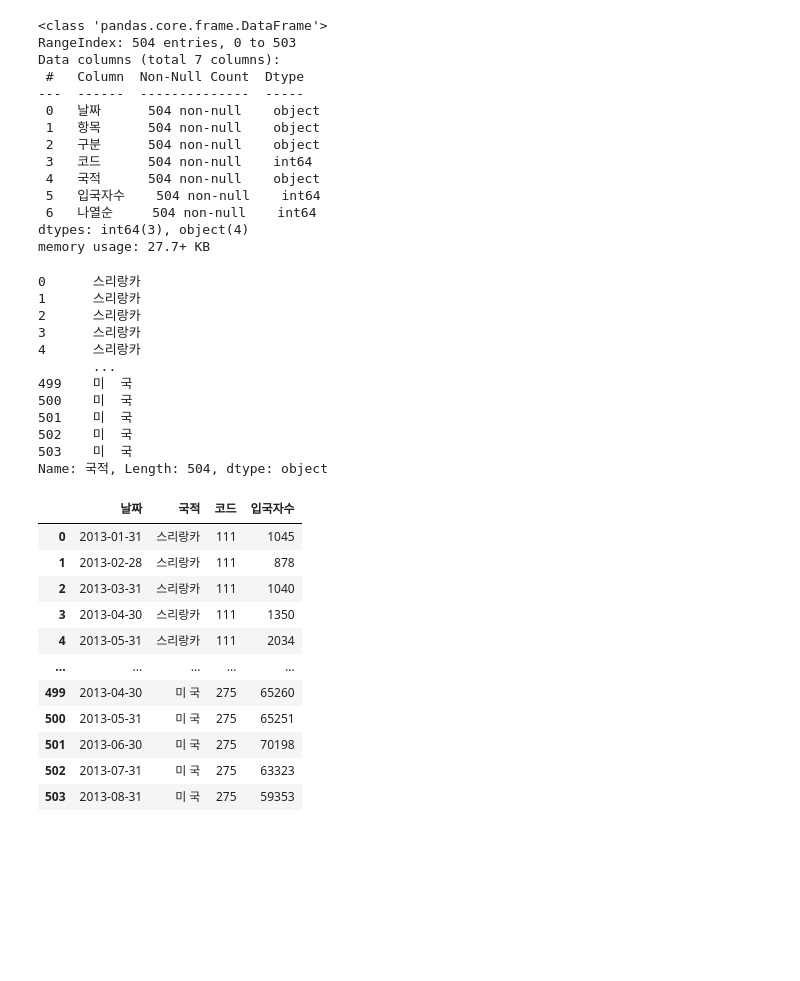
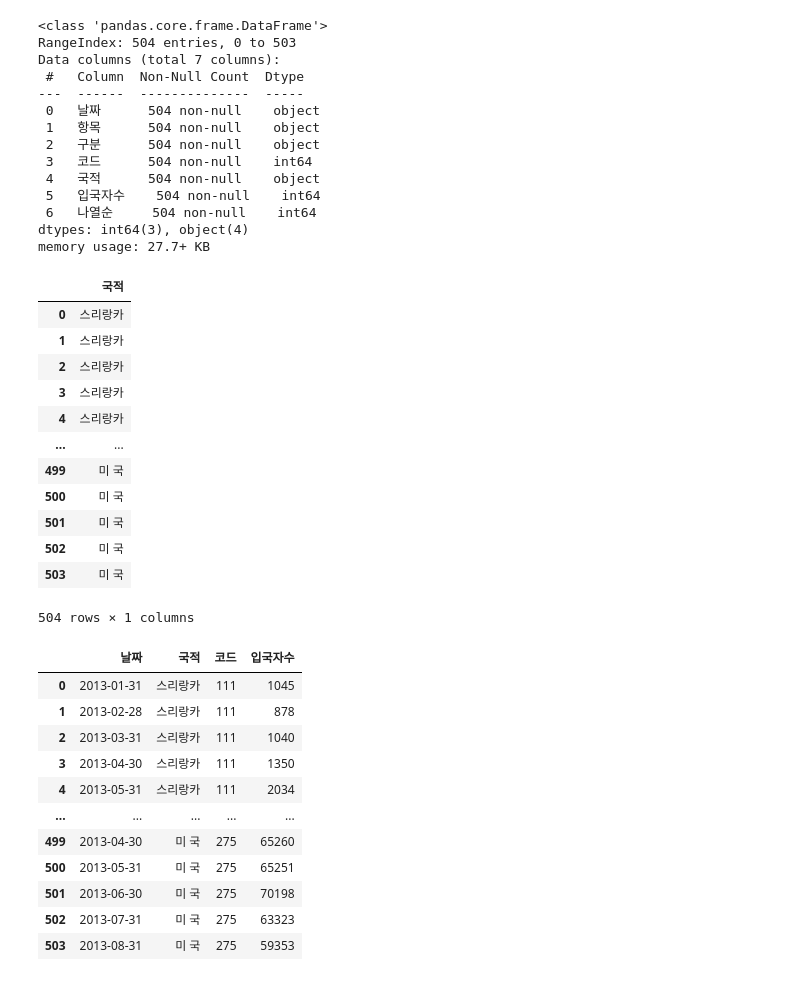
Before and after one commit to strongeryoung/class_SmartDataAnalysis, a Jupyter notebook: CLASS_2023_WEEK_3.ipynb, the cells around one changed output. Saved outputs shown, nothing was run; the diff lists cells and outputs as text; code cells hidden in the pictures; blank space fills up the shorter version.

```diff
--- a/CLASS_2023_WEEK_3.ipynb
+++ b/CLASS_2023_WEEK_3.ipynb
@@ -173,4 +175,4 @@ df_re.reset_index()
     - No More Hard Work !!!
 # %%
 # data 의 import
-tourist_df = pd.read_csv('/content/drive/MyDrive/Smart_Data_Analysis_Class_202302/DATA/tourist_number.csv')
+tourist_df = pd.read_csv('/Users/summerlee/Downloads/tourist_number.csv.csv의 사본.csv')
@@ -214,19 +218,21 @@ memory usage: 27.7+ KB
 # %%
 # 특정 칼럼만 추출
 df1 = tourist_df[['국적']]
+df1
 # %% [output]
+|  | 국적 |
+| 0 | 스리랑카 |
+| 1 | 스리랑카 |
+| 2 | 스리랑카 |
+| 3 | 스리랑카 |
+| 4 | 스리랑카 |
+| ... | ... |
+| 499 | 미 국 |
+| 500 | 미 국 |
+| 501 | 미 국 |
+| 502 | 미 국 |
+| 503 | 미 국 |
-0      스리랑카
-1      스리랑카
-2      스리랑카
-3      스리랑카
-4      스리랑카
-       ...
-499    미  국
-500    미  국
-501    미  국
-502    미  국
-503    미  국
-Name: 국적, Length: 504, dtype: object
+504 rows × 1 columns
 # %%
 df3  = tourist_df[['날짜', '국적', '코드', '입국자수']].copy()
 df3
```
Also changed, not shown: parts of 10 cells of this notebook.
